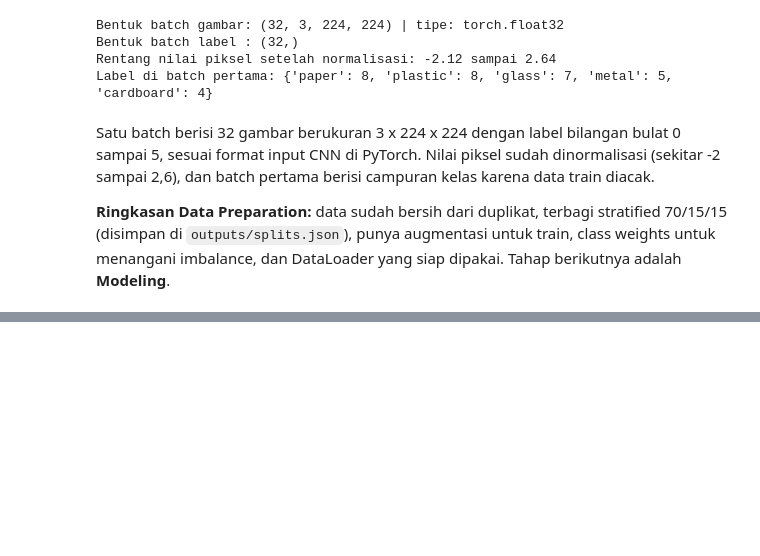
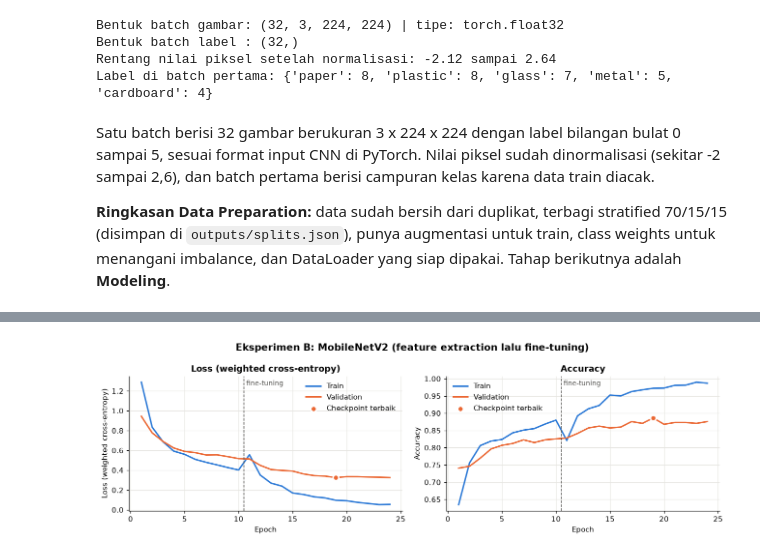
Before and after one commit to frgwnabim/DA-Garbage_Classification, a Jupyter notebook: notebook.ipynb, the cells around one changed output, grey strips where cells are left out. Cells and saved outputs as stored; diff of their text form; code cells hidden in the pictures; blank space fills up the shorter version.

```diff
--- a/notebook.ipynb
+++ b/notebook.ipynb
@@ -391,0 +538,21 @@ Satu batch berisi 32 gambar berukuran 3 x 224 x 224 dengan label bilangan bulat
+# %%
+set_seed(SEED)
+model_b = build_mobilenet_v2(num_classes=len(classes)).to(device)
+ckpt_b = CKPT_DIR / "b_mobilenet_v2.pt"
+torch.cuda.reset_peak_memory_stats()
+
+# Tahap 1: feature extraction
+freeze_backbone(model_b)
+show_params(model_b, "MobileNetV2 tahap 1")
+optimizer, scheduler = make_optimizer(model_b, lr=1e-3)
+hist_b1, best_b = fit(model_b, loaders, criterion, optimizer, scheduler, device, epochs=10,
+                      checkpoint_path=ckpt_b, patience=5, stage="feature_extraction")
+
+# Tahap 2: fine-tuning 5 blok terakhir
+unfreeze_last_blocks(model_b, n_blocks=5)
+show_params(model_b, "MobileNetV2 tahap 2")
+optimizer, scheduler = make_optimizer(model_b, lr=1e-4)
+hist_b2, _ = fit(model_b, loaders, criterion, optimizer, scheduler, device, epochs=20,
+                 checkpoint_path=ckpt_b, patience=5, stage="fine_tuning", best_val_loss=best_b)
+
+finish_experiment("B", "MobileNetV2", model_b, hist_b1 + hist_b2, torch.cuda.max_memory_allocated() / 1024**3)
@@ -391,0 +577,4 @@ Satu batch berisi 32 gambar berukuran 3 x 224 x 224 dengan label bilangan bulat
+# %%
+plot_history(hist_b1 + hist_b2, "Eksperimen B: MobileNetV2 (feature extraction lalu fine-tuning)")
+# %% [output]
+[figure, added]
```
Also changed, not shown: parts of 21 cells of this notebook, 4 other files.
